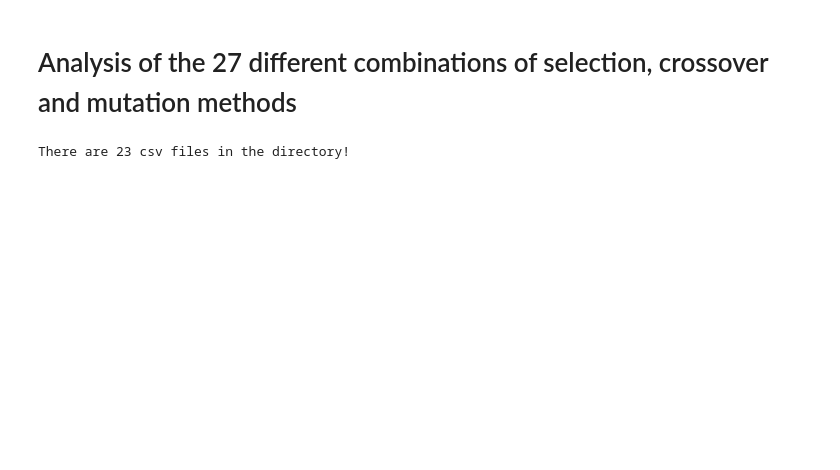
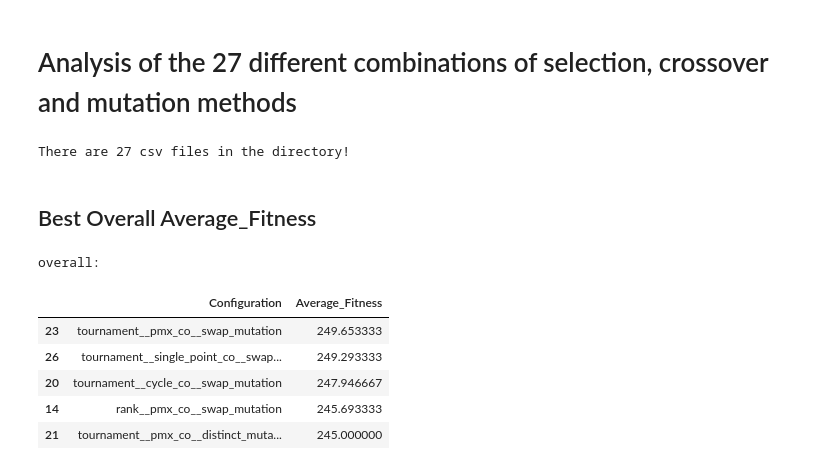
Before and after one commit to FranzMichaelFrank/sudoku_solver, a Jupyter notebook: testing_results/Analysis_27_combinations.ipynb, the cells around one changed output. Drawn from its saved outputs; the diff is of its cells as text; code cells hidden in the pictures; blank space fills up the shorter version.

```diff
--- a/testing_results/Analysis_27_combinations.ipynb
+++ b/testing_results/Analysis_27_combinations.ipynb
@@ -8,8 +8,12 @@ import matplotlib.pyplot as plt
 # %%
 directory = "/Users/franz/Downloads/sudoku_solver-main-3/testing_results/27_combinations/"
 
-all_file_names = os.listdir(directory)
+all_file_names = sorted(os.listdir(directory))
+try:
+    all_file_names.remove(".DS_Store")
+except:
+    pass
 
 print("There are", len(all_file_names), "csv files in the directory!")
 # %% [output]
-There are 23 csv files in the directory!
+There are 27 csv files in the directory!
@@ -63,0 +90,32 @@ all_dfs = [rank__pmx_co__swap_mutation,
+# %% [markdown]
+## Best Overall Average_Fitness
+# %%
+fitness_scores_for_overall = {}
+
+for i in range(len(all_dfs)):
+    fitness_scores_for_overall[all_dfs_strings[i]] = (all_dfs[i]["Average_Fitness"][0] + all_dfs[i]["Average_Fitness"][1] + all_dfs[i]["Average_Fitness"][2]) / 3
+
+select = []
+crossover = []
+mutate = []
+
+for i in range(len(all_dfs_strings)):
+    select.append(all_dfs_strings[i].split("__")[0])
+    crossover.append(all_dfs_strings[i].split("__")[1])
+    mutate.append(all_dfs_strings[i].split("__")[2])
+# %%
+overall_df = pd.DataFrame([fitness_scores_for_overall.keys(), fitness_scores_for_overall.values()], index = ["Configuration", "Average_Fitness"]).T
+overall_df["Select"] = select
+overall_df["Crossover"] = crossover
+overall_df["Mutate"] = mutate
+overall_df["Average_Fitness"] = overall_df["Average_Fitness"].apply(float)
+print("\n\n\033[1moverall:")
+display(overall_df.sort_values("Average_Fitness", ascending = False).iloc[:,:2].head())
+# %% [output]
+overall:
+|  | Configuration | Average_Fitness |
+| 23 | tournament__pmx_co__swap_mutation | 249.653333 |
+| 26 | tournament__single_point_co__swap... | 249.293333 |
+| 20 | tournament__cycle_co__swap_mutation | 247.946667 |
+| 14 | rank__pmx_co__swap_mutation | 245.693333 |
+| 21 | tournament__pmx_co__distinct_muta... | 245.000000 |
```
Also changed, not shown: parts of 24 cells of this notebook.
